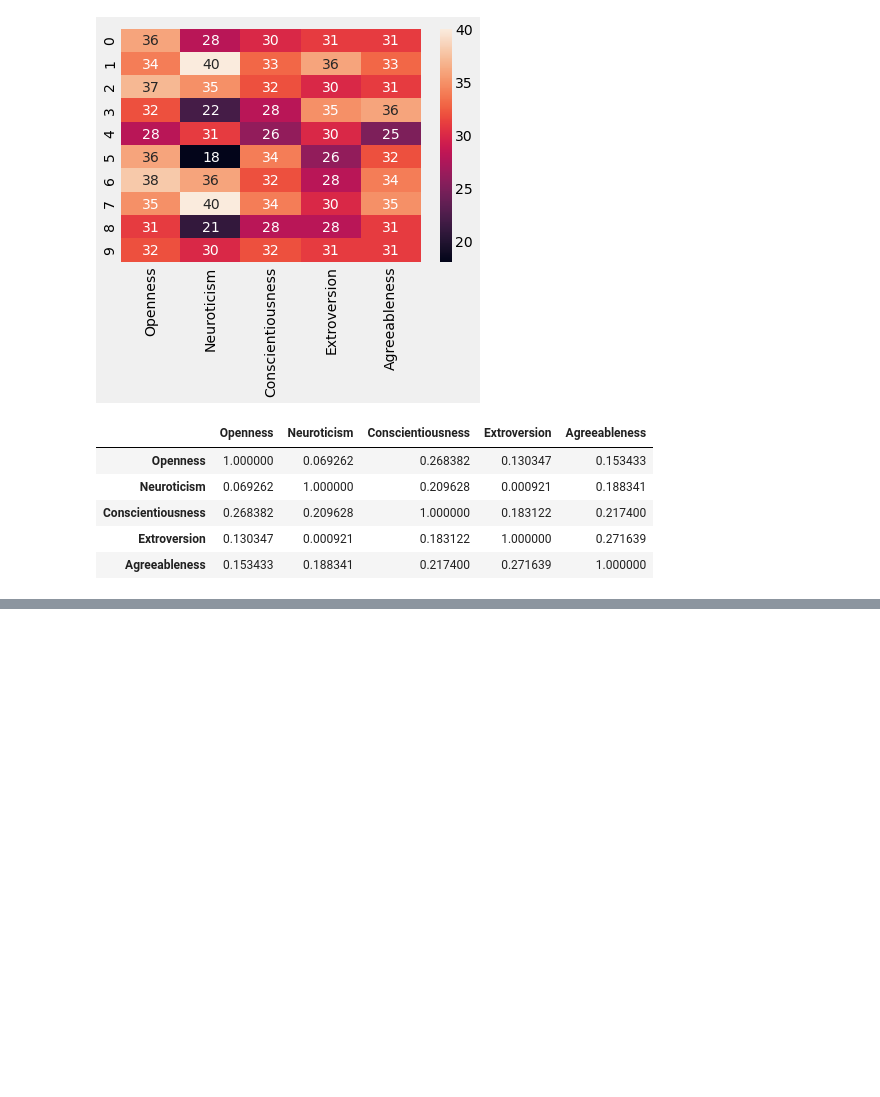
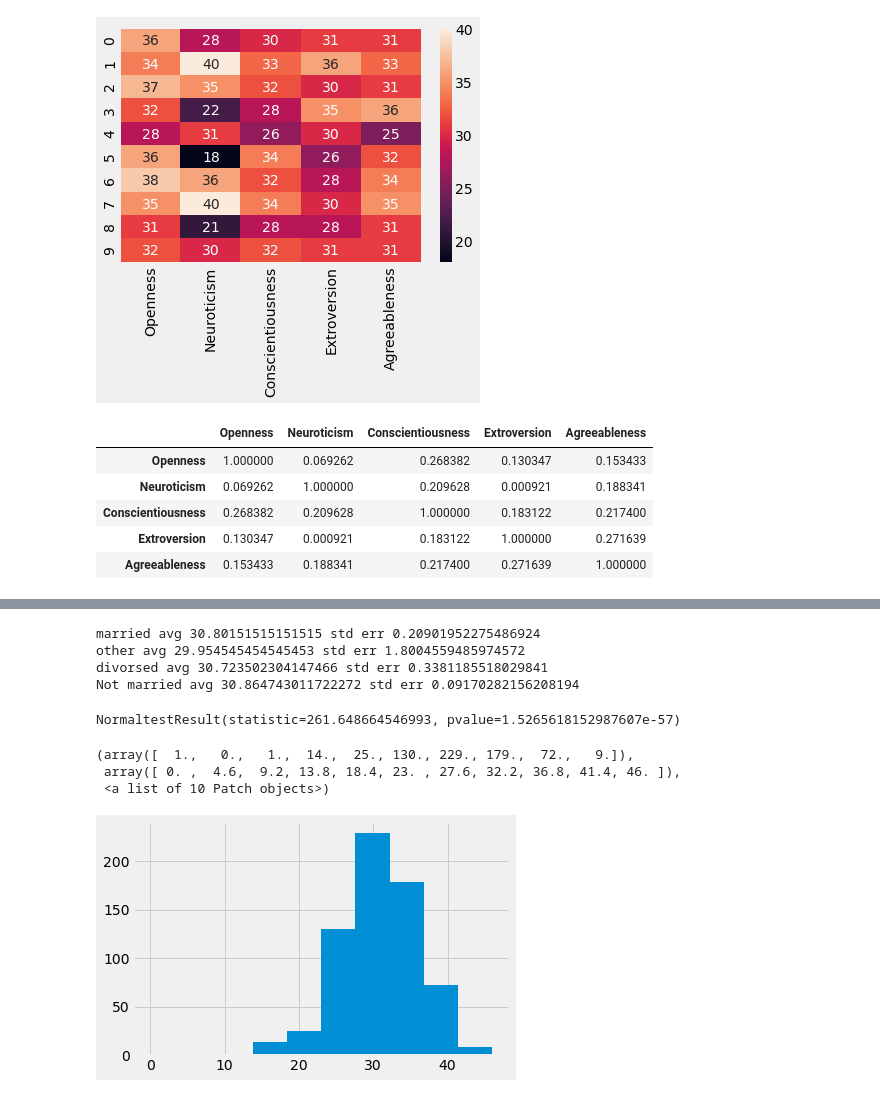
Before and after one commit to Nicoivazquez/Grit_study_EDA, a Jupyter notebook: Grit0.ipynb, the cells around one changed output, grey strips where cells are left out. Saved outputs shown, nothing was run; the diff lists cells and outputs as text; code cells hidden in the pictures; blank space fills up the shorter version.

```diff
--- a/Grit0.ipynb
+++ b/Grit0.ipynb
@@ -355,0 +420,21 @@ ValueError: Can only tuple-index with a MultiIndex
+# %%
+print("married avg",gs_married['Total'].mean(), 'std err', stats.sem(gs_married['Total'], ddof=0))
+print("other avg",gs_other['Total'].mean(), 'std err', stats.sem(gs_other['Total'], ddof=0))
+print("divorsed avg",gs_divorsed['Total'].mean(), "std err", stats.sem(gs_divorsed['Total'], ddof=0))
+print('Not married avg',gs_notmarried['Total'].mean(), 'std err', stats.sem(gs_notmarried['Total'], ddof=0))
+# %% [output]
+married avg 30.80151515151515 std err 0.20901952275486924
+other avg 29.954545454545453 std err 1.8004559485974572
+divorsed avg 30.723502304147466 std err 0.3381185518029841
+Not married avg 30.864743011722272 std err 0.09170282156208194
+# %%
+stats.normaltest(gs_df['Total'])
+# %% [output]
+NormaltestResult(statistic=261.648664546993, pvalue=1.5265618152987607e-57)
+# %%
+plt.hist(gs_married['Total'])
+# %% [output]
+(array([  1.,   0.,   1.,  14.,  25., 130., 229., 179.,  72.,   9.]),
+ array([ 0. ,  4.6,  9.2, 13.8, 18.4, 23. , 27.6, 32.2, 36.8, 41.4, 46. ]),
+ <a list of 10 Patch objects>)
+[figure, added]
```
Also changed, not shown: parts of 16 cells of this notebook.
